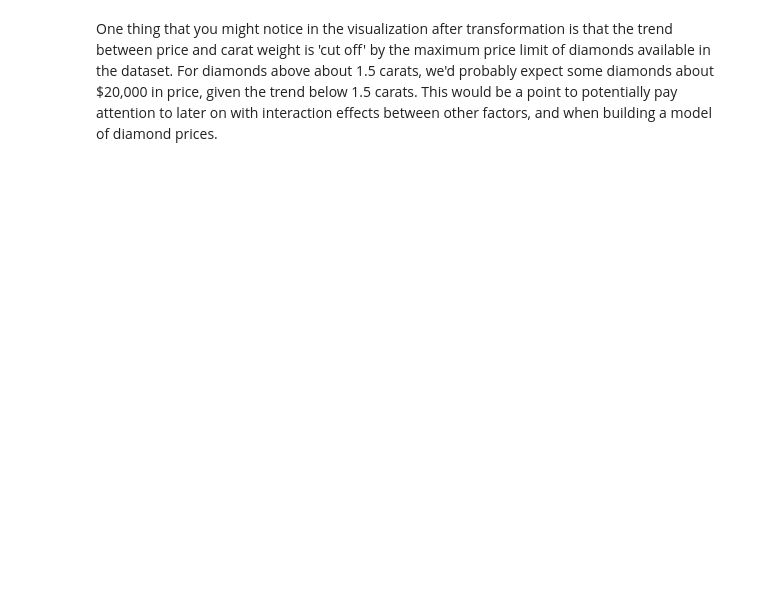
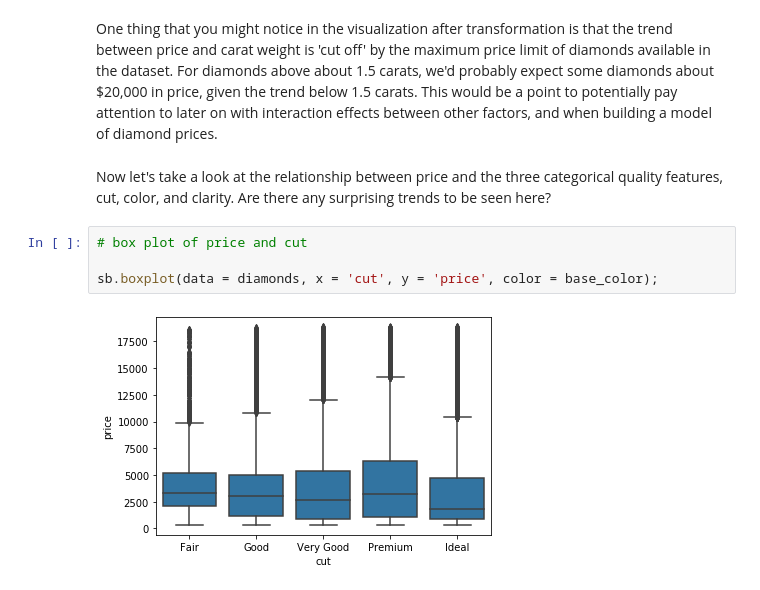
Before and after one commit to edifierxuhao/Data_visualization, a Jupyter notebook: Visualization Case Study.ipynb, the cells around one changed output. Saved outputs shown, nothing was run; the diff lists cells and outputs as text; blank space fills up the shorter version.

```diff
--- a/Visualization Case Study.ipynb
+++ b/Visualization Case Study.ipynb
@@ -204,2 +206,10 @@ plt.title('');
 # %% [markdown]
 One thing that you might notice in the visualization after transformation is that the trend between price and carat weight is 'cut off' by the maximum price limit of diamonds available in the dataset. For diamonds above about 1.5 carats, we'd probably expect some diamonds about $20,000 in price, given the trend below 1.5 carats. This would be a point to potentially pay attention to later on with interaction effects between other factors, and when building a model of diamond prices.
+# %% [markdown]
+Now let's take a look at the relationship between price and the three categorical quality features, cut, color, and clarity. Are there any surprising trends to be seen here?
+# %%
+# box plot of price and cut
+
+sb.boxplot(data = diamonds, x = 'cut', y = 'price', color = base_color);
+# %% [output]
+[figure, added]
```
Also changed, not shown: parts of 29 cells of this notebook.
